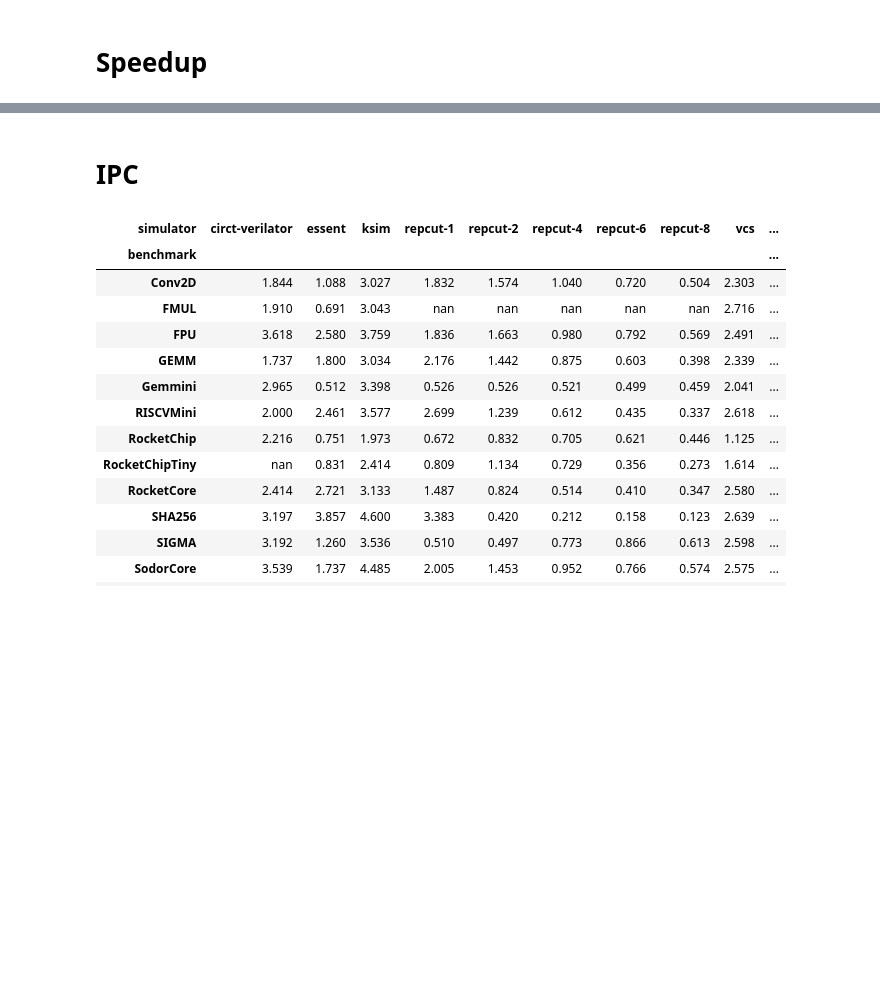
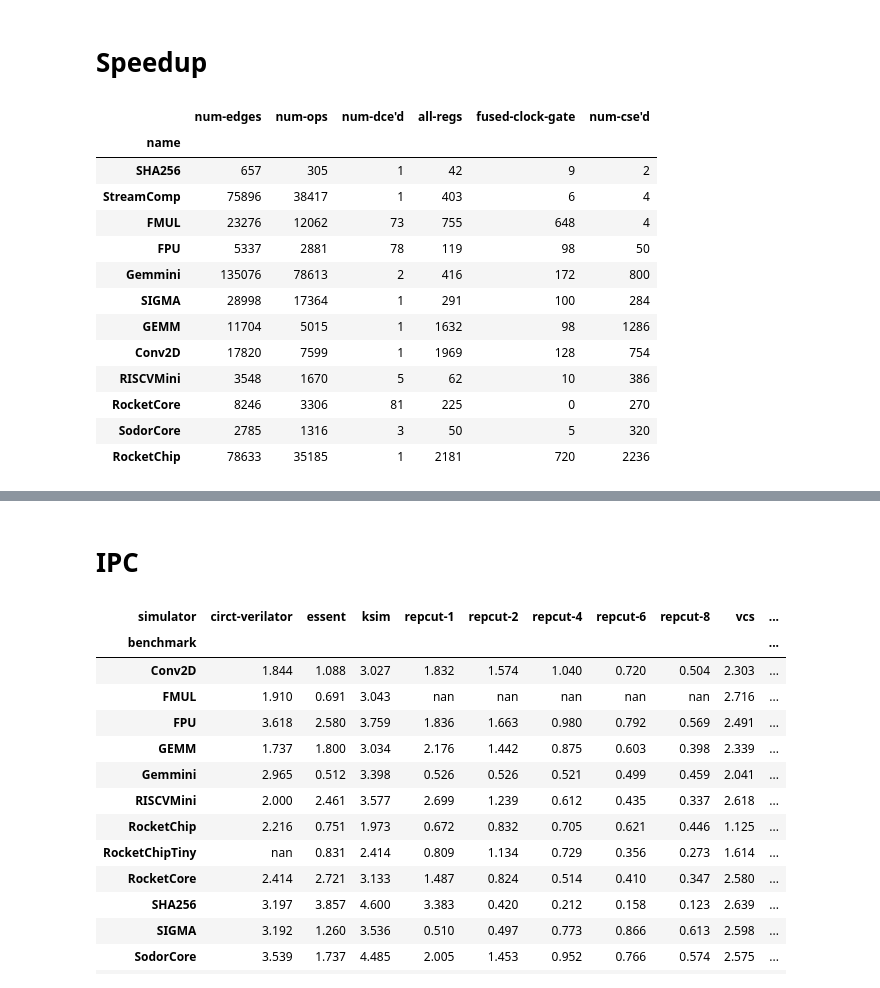
Before and after one commit to pku-liang/ksim-ae, a Jupyter notebook: analysis/analysis.ipynb, the cells around one changed output, grey strips where cells are left out. Cells and saved outputs as stored; diff of their text form; code cells hidden in the pictures; blank space fills up the shorter version.

```diff
--- a/analysis/analysis.ipynb
+++ b/analysis/analysis.ipynb
@@ -51,3 +52,22 @@ baseline_name = 'circt-verilator'
 baseline = piv[baseline_name].copy()
 for col in piv:
   piv[col] /= baseline
+# %%
+df_stat = pd.read_csv('../results/size.csv').set_index('name').loc[order]
+# %%
+df_stat
+# %% [output]
+|  | num-edges | num-ops | num-dce'd | all-regs | fused-clock-gate | num-cse'd |
+| name |  |  |  |  |  |  |
+| SHA256 | 657 | 305 | 1 | 42 | 9 | 2 |
+| StreamComp | 75896 | 38417 | 1 | 403 | 6 | 4 |
+| FMUL | 23276 | 12062 | 73 | 755 | 648 | 4 |
+| FPU | 5337 | 2881 | 78 | 119 | 98 | 50 |
+| Gemmini | 135076 | 78613 | 2 | 416 | 172 | 800 |
+| SIGMA | 28998 | 17364 | 1 | 291 | 100 | 284 |
+| GEMM | 11704 | 5015 | 1 | 1632 | 98 | 1286 |
+| Conv2D | 17820 | 7599 | 1 | 1969 | 128 | 754 |
+| RISCVMini | 3548 | 1670 | 5 | 62 | 10 | 386 |
+| RocketCore | 8246 | 3306 | 81 | 225 | 0 | 270 |
+| SodorCore | 2785 | 1316 | 3 | 50 | 5 | 320 |
+| RocketChip | 78633 | 35185 | 1 | 2181 | 720 | 2236 |
```
Also changed, not shown: parts of 8 cells of this notebook, 8 other files.
